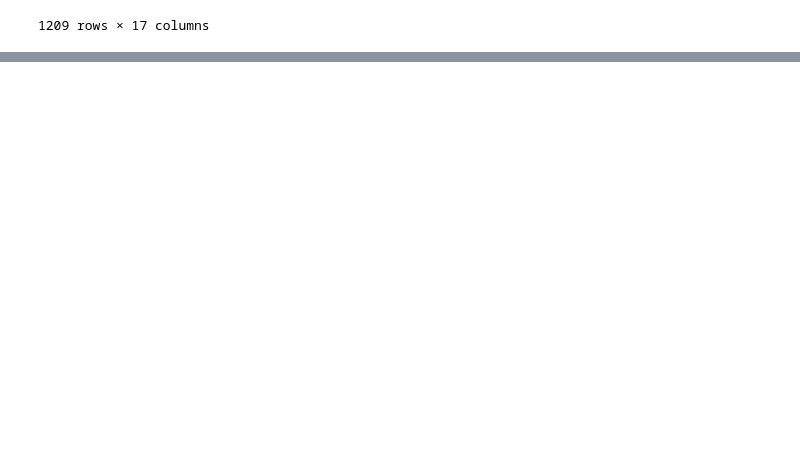
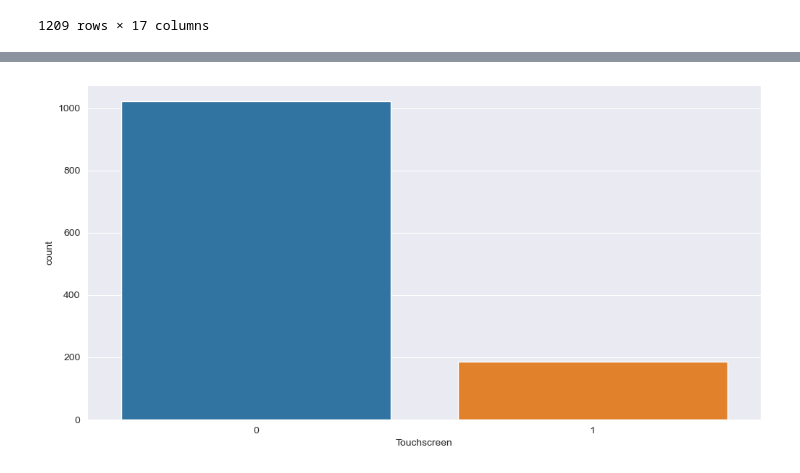
Before and after one commit to KishanYern/Data-Science-Project, a Jupyter notebook: computer_jobs.ipynb, the cells around one changed output, grey strips where cells are left out. Saved outputs shown, nothing was run; the diff lists cells and outputs as text; code cells hidden in the pictures; blank space fills up the shorter version.

```diff
--- a/computer_jobs.ipynb
+++ b/computer_jobs.ipynb
@@ -380,0 +388,5 @@ df
+# %%
+sns.countplot(x=df['Touchscreen'])
+plt.show()
+# %% [output]
+[figure, added]
```
Also changed, not shown: parts of 4 cells of this notebook.
